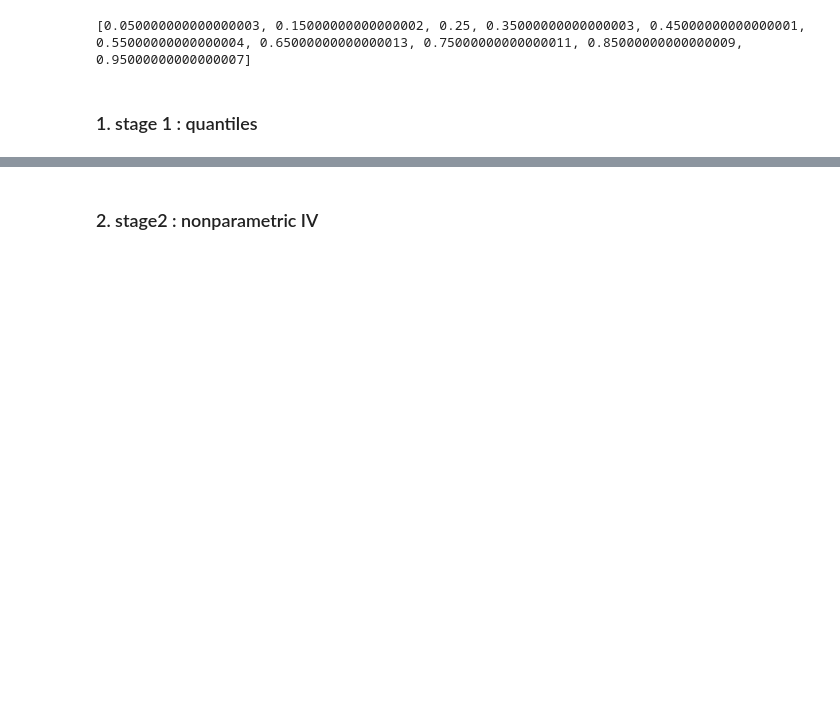
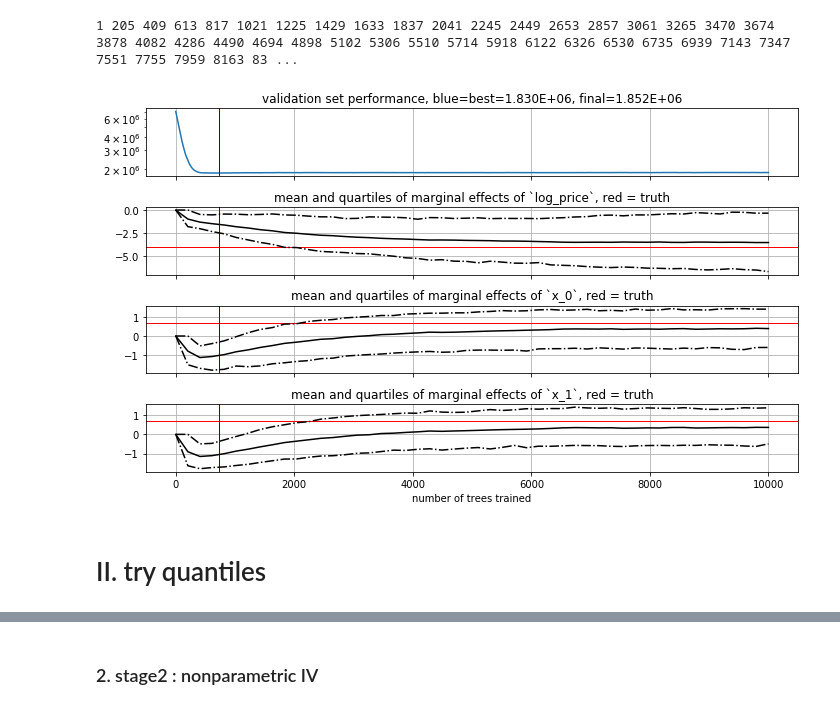
Before and after one commit to j-mark-hou/npiv, a Jupyter notebook: example/try_lgbiv.ipynb, the cells around one changed output, grey strips where cells are left out. Drawn from its saved outputs; the diff is of its cells as text; code cells hidden in the pictures; blank space fills up the shorter version.

Commit message:
second stage works

```diff
--- a/example/try_lgbiv.ipynb
+++ b/example/try_lgbiv.ipynb
@@ -14,13 +14,13 @@ from scipy.optimize import minimize
 from npiv import iv_simulator, custom_objectives, model_wrapper, NonparametricIV
 # %%
 # 0. random data.  price is endogenous, instrument is this
-n = 30000 # number of observations
+n = 60000 # number of observations
 d = 2 # dimensionality of the exogenous regressors in x
 
-ivsim = iv_simulator.IVSimulator(num_exog_x_cols=d)
+ivsim = iv_simulator.IVSimulator(num_exog_x_cols=d, numpy_random_seed=0)
 df = ivsim.generate_data(num_obs=n)
 df['id'] = np.arange(n)
 
-test_cutoff = int(2/3*df.shape[0])
+test_cutoff = 50000
 df_train = df.iloc[:test_cutoff,:]
 df_test = df.iloc[test_cutoff:,:]
@@ -37,0 +150,8 @@ df.head()
+# %%
+# takes a few minutes
+npiv_true_stage1_linear_stage2.train_stage2()
+
+# print some marginal effects
+wrapped_gbm2 = model_wrapper.ModelWrapper(npiv_true_stage1_linear_stage2.stage2_model)
+marginal_fx = wrapped_gbm2.marginal_effect_plots(df_test, plot=False)
+display(marginal_fx.groupby('feature name').describe().transpose())
@@ -37,0 +178,6 @@ df.head()
+# %%
+wrapped_gbm2 = model_wrapper.ModelWrapper(npiv_true_stage1_linear_stage2.stage2_model)
+plot_performance_and_implied_margin_effects_vs_iteration(wrapped_gbm2, df_test, num_grid_pts=50)
+# %% [output]
+1 205 409 613 817 1021 1225 1429 1633 1837 2041 2245 2449 2653 2857 3061 3265 3470 3674 3878 4082 4286 4490 4694 4898 5102 5306 5510 5714 5918 6122 6326 6530 6735 6939 7143 7347 7551 7755 7959 8163 83 ...
+[figure, added]
@@ -38,3 +186,5 @@ df.head()
+# %% [markdown]
+# II. try quantiles
 # %%
 # initialize a nonparametric IV model that estimates quantiles in the first stage and uses a linear
 #  specification in the second stage
@@ -44,41 +194,6 @@ npiv_estimate_stage1_linear_stage2 = NonparametricIV(df=df_train,
                                                      endog_x_col=ivsim.endog_x_col,
                                                      y_col=ivsim.y_col,
                                                      id_col='id')
-# %%
-# initialize a nonparametric IV model that uses true quantiles in the first stage
-# first, need a class for the model that produces the true quantiles
-class TrueQtlModel:
-    elast_max = ivsim.elast_max
-    elast_min = ivsim.elast_min
-    log_cost_coefs = ivsim.log_cost_coefs
-    exog_x_cols = ivsim.exog_x_cols
-    instrument_col = ivsim.instrument_col
-    def __init__(self, alpha):
-        self.alpha=alpha
-    def feature_name(self):
-        return self.exog_x_cols+[self.instrument_col]
-    def predict(self, df):
-        elast_qtl = self.alpha * (self.elast_max - self.elast_min) + self.elast_min
-        log_costs = iv_simulator.generate_log_costs(df[self.exog_x_cols], self.log_cost_coefs)
-        log_price_qtl = iv_simulator.generate_log_optimal_prices(log_costs, elast_qtl) + df[self.instrument_col]
-        return log_price_qtl
-# now, we can construct the dict models for passing into NonparametricIV
-# use the same quantiles as the model where we estimate stage1
-qtl_list = list(npiv_estimate_stage1_linear_stage2.stage1_params.keys())
-print(qtl_list)
-stage1_models = {alpha : TrueQtlModel(alpha) for alpha in qtl_list}
-# finally, init the npiv model
-npiv_true_stage1_linear_stage2 = NonparametricIV(df=df_train,
-                                                 exog_x_cols=ivsim.exog_x_cols,
-                                                 instrument_cols = ['instrument'],
-                                                 endog_x_col=ivsim.endog_x_col,
-                                                 y_col=ivsim.y_col,
-                                                 stage1_models=stage1_models,
-                                                 id_col='id')
-# %% [output]
-[0.050000000000000003, 0.15000000000000002, 0.25, 0.35000000000000003, 0.45000000000000001, 0.55000000000000004, 0.65000000000000013, 0.75000000000000011, 0.85000000000000009, 0.95000000000000007]
-# %% [markdown]
-### 1. stage 1 : quantiles
 # %%
 # train the stage1 models for the model that requires training
 npiv_estimate_stage1_linear_stage2.train_stage1()
```
Also changed, not shown: parts of 22 cells of this notebook, 1 other file.
